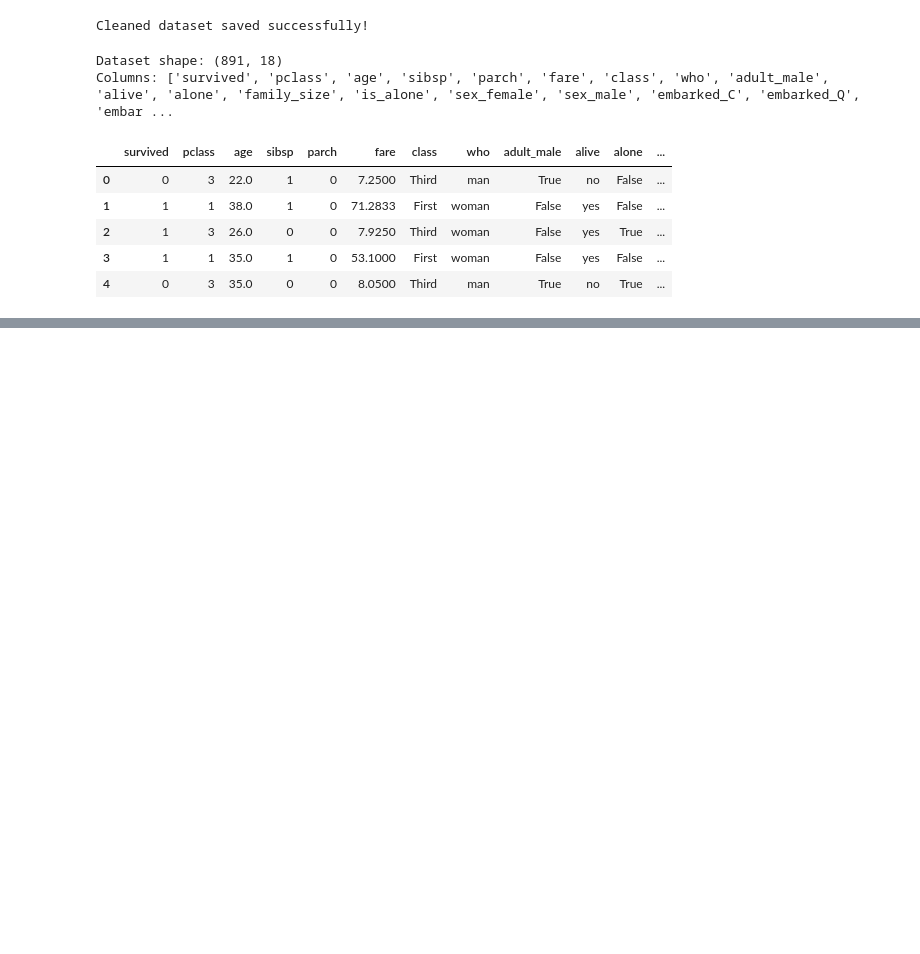
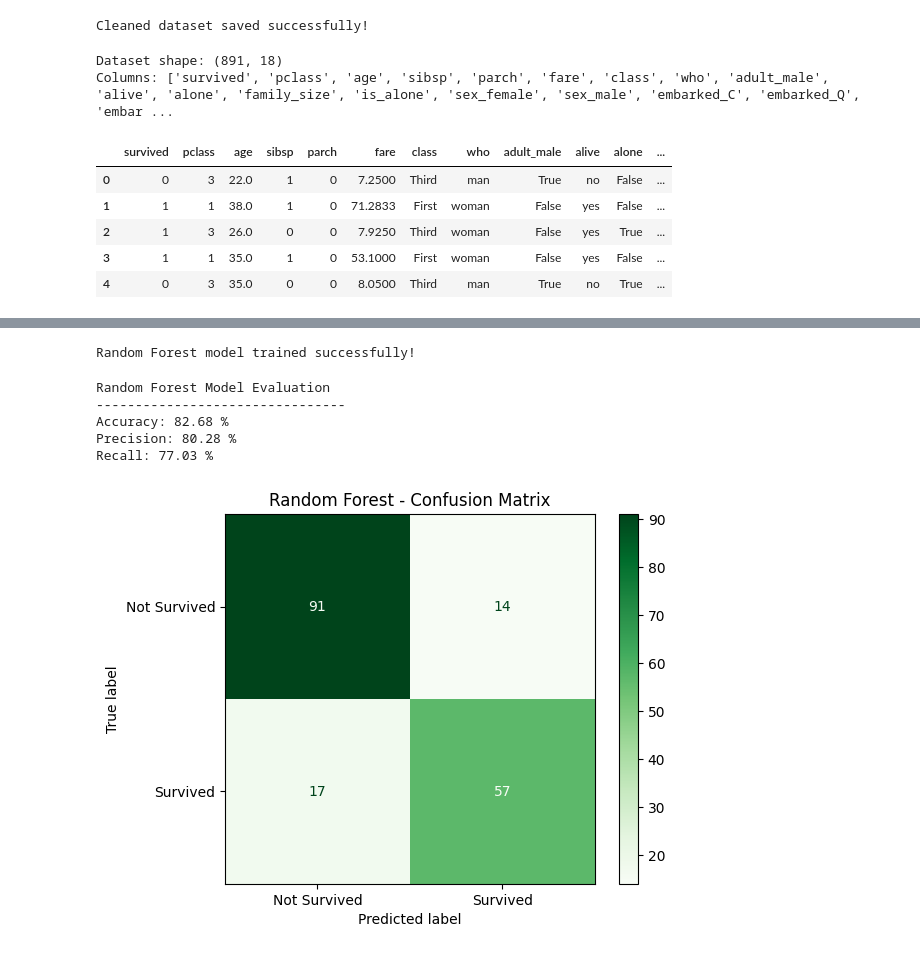
Before and after one commit to Nandhana9304/Titanic_Dataset_EDA, a Jupyter notebook: Titanic.ipynb, the cells around one changed output, grey strips where cells are left out. Saved outputs shown, nothing was run; the diff lists cells and outputs as text; code cells hidden in the pictures; blank space fills up the shorter version.

```diff
--- a/Titanic.ipynb
+++ b/Titanic.ipynb
@@ -425,0 +569,49 @@ files.download('data/titanic_clean.csv')
+# %%
+# Import Random Forest Classifier
+from sklearn.ensemble import RandomForestClassifier
+
+# Create the Random Forest model
+rf_model = RandomForestClassifier(
+    n_estimators=100,
+    random_state=42
+)
+
+# Train the model
+rf_model.fit(X_train, y_train)
+
+print("Random Forest model trained successfully!")
+# %% [output]
+Random Forest model trained successfully!
+# %%
+# Predict survival on test data
+y_pred_rf = rf_model.predict(X_test)
+
+# Calculate evaluation metrics
+rf_accuracy = accuracy_score(y_test, y_pred_rf)
+rf_precision = precision_score(y_test, y_pred_rf)
+rf_recall = recall_score(y_test, y_pred_rf)
+
+print("Random Forest Model Evaluation")
+print("--------------------------------")
+print("Accuracy:", round(rf_accuracy * 100, 2), "%")
+print("Precision:", round(rf_precision * 100, 2), "%")
+print("Recall:", round(rf_recall * 100, 2), "%")
+# %% [output]
+Random Forest Model Evaluation
+--------------------------------
+Accuracy: 82.68 %
+Precision: 80.28 %
+Recall: 77.03 %
+# %%
+cm_rf = confusion_matrix(y_test, y_pred_rf)
+
+disp = ConfusionMatrixDisplay(
+    confusion_matrix=cm_rf,
+    display_labels=['Not Survived', 'Survived']
+)
+
+disp.plot(cmap='Greens')
+plt.title('Random Forest - Confusion Matrix')
+plt.show()
+# %% [output]
+[figure, added]
```
Also changed, not shown: parts of 18 cells of this notebook.
